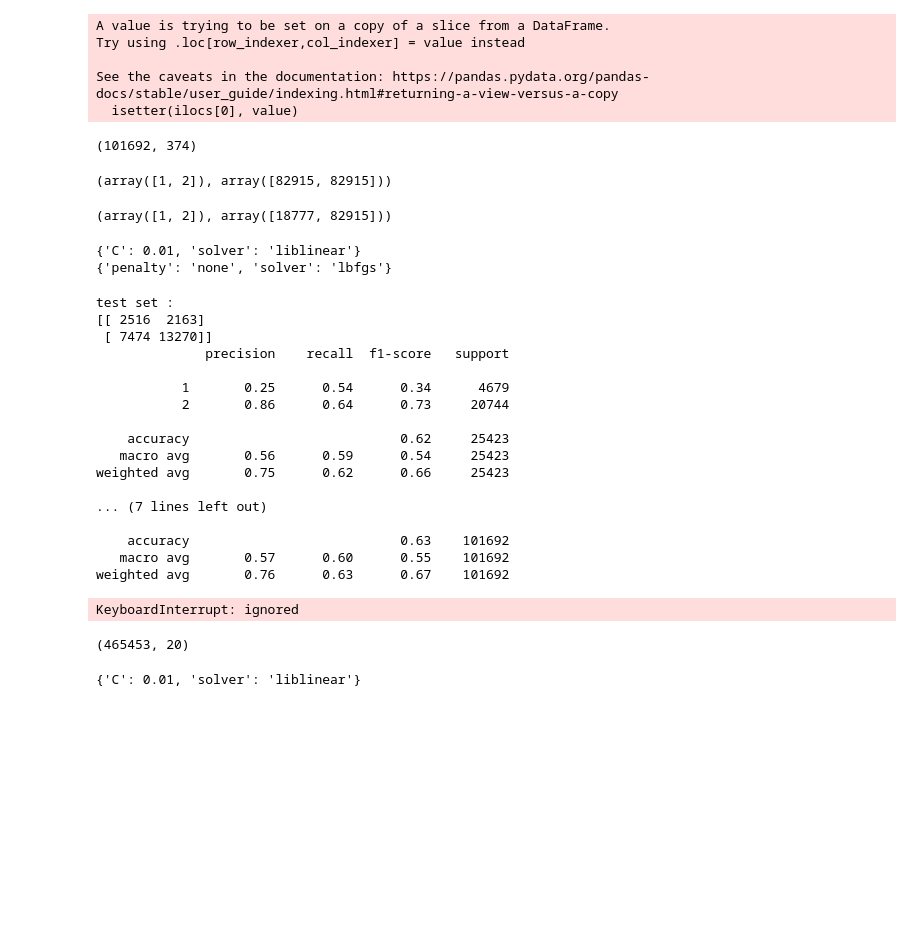
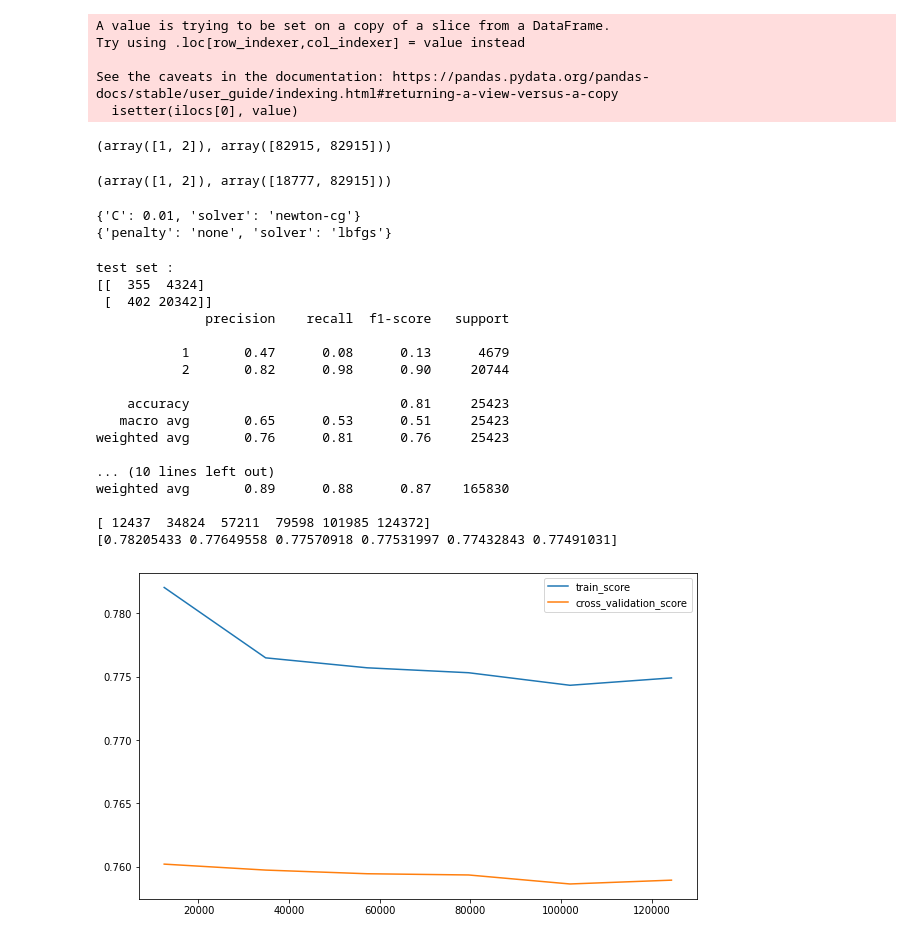
Before and after one commit to christian235711/Predict_models_fdf21, a Jupyter notebook: FDF21_logistic_regression_quali.ipynb, the cells around one changed output. Saved outputs shown, nothing was run; the diff lists cells and outputs as text; code cells hidden in the pictures; blank space fills up the shorter version.

Commit message:
logistic regression encodage dummies avec et sans val spad

```diff
--- a/FDF21_logistic_regression_quali.ipynb
+++ b/FDF21_logistic_regression_quali.ipynb
@@ -543,11 +521,7 @@ from imblearn.over_sampling import SMOTE
 # %%
 # augmentation des données
 tl = SMOTE()
-X_resampled, y_resampled = tl.fit_resample(train_X_s[:,:22] , train_Y_s )
+X_resampled, y_resampled = tl.fit_resample(train_X_s[:,:nb_var] , train_Y_s )
-# %%
-train_X_s.shape
-# %% [output]
-(101692, 374)
 # %%
 print(np.unique(y_resampled, return_counts=True) )
 np.unique(train_Y_s, return_counts = True)
@@ -560,38 +534,38 @@ model_reg_logistic = LogisticRegression(random_state =0, max_iter= 10000, class_
 param = {'C':[0.01,0.1,1], 'solver': ['liblinear','newton-cg', 'lbfgs']} #avec penalty l1 et l2
 
 grid_reg_logistic = GridSearchCV(model_reg_logistic, param_grid = param, cv=5, scoring ='recall', n_jobs = 2 )
-resultat_reg_logistic = grid_reg_logistic.fit(train_X_s, train_Y_s)
+resultat_reg_logistic = grid_reg_logistic.fit(X_resampled, y_resampled)
 print(resultat_reg_logistic.best_params_)
 
 param = {'solver': ['newton_cg','lbfgs'], 'penalty':['none']} #sans penalty
 
 grid_reg_logistic = GridSearchCV(model_reg_logistic, param_grid = param, cv=5, scoring ='recall', n_jobs=2 )
-resultat_reg_logistic = grid_reg_logistic.fit(train_X_s, train_Y_s)
+resultat_reg_logistic = grid_reg_logistic.fit(X_resampled, y_resampled)
 print(resultat_reg_logistic.best_params_)
 # %% [output]
-{'C': 0.01, 'solver': 'liblinear'}
+{'C': 0.01, 'solver': 'newton-cg'}
 {'penalty': 'none', 'solver': 'lbfgs'}
 # %%
-model_17_cw = LogisticRegression(random_state =0,solver="lbfgs",penalty="none" ,max_iter= 10000, class_weight="balanced")
-#model_17_cw = LogisticRegression(random_state =0,C=0.01,solver="liblinear", max_iter= 10000, class_weight="balanced")
+#model_17_cw = LogisticRegression(random_state =0,C=0.01 , solver="newton-cg", max_iter= 10000, class_weight="balanced")
+model_17_cw = LogisticRegression(random_state =0, solver="lbfgs", penalty="none", max_iter= 10000, class_weight="balanced")
 
-evaluation(model_17_cw, train_X_s, train_Y_s, test_X_s, test_Y_s, scoring="recall" )
+evaluation(model_17_cw, X_resampled, y_resampled, test_X_s, test_Y_s, scoring="recall" )
 # %% [output]
 test set :
-[[ 2516  2163]
- [ 7474 13270]]
+[[  355  4324]
+ [  402 20342]]
               precision    recall  f1-score   support
 
-           1       0.25      0.54      0.34      4679
-           2       0.86      0.64      0.73     20744
+           1       0.47      0.08      0.13      4679
+           2       0.82      0.98      0.90     20744
 
-    accuracy                           0.62     25423
-   macro avg       0.56      0.59      0.54     25423
-weighted avg       0.75      0.62      0.66     25423
+    accuracy                           0.81     25423
+   macro avg       0.65      0.53      0.51     25423
+weighted avg       0.76      0.81      0.76     25423
 
-... (7 lines left out)
+... (10 lines left out)
+weighted avg       0.89      0.88      0.87    165830
 
-    accuracy                           0.63    101692
-   macro avg       0.57      0.60      0.55    101692
-weighted avg       0.76      0.63      0.67    101692
+[ 12437  34824  57211  79598 101985 124372]
+[0.78205433 0.77649558 0.77570918 0.77531997 0.77432843 0.77491031]
-KeyboardInterrupt: ignored
+[figure, added]
@@ -601,5 +571,0 @@ KeyboardInterrupt: ignored
-# %%
-# il nous faut toutes les variables (*,24)
-data.shape
-# %% [output]
-(465453, 20)
@@ -620,11 +571,0 @@ test_Y_s = np.asanyarray(test_set.iloc[:,nb_var])
-# %%
-# Premier paramétrage
-model_reg_logistic = LogisticRegression(random_state =0, max_iter= 10000, class_weight="balanced" )
-
-param = {'C':[0.01,0.05,0.1,0.15,1,10,50], 'solver': ['liblinear','newton-cg', 'lbfgs']} #'penalty':['l2', 'none']
-
-grid_reg_logistic = GridSearchCV(model_reg_logistic, param_grid = param, cv=5, scoring ='recall' )
-resultat_reg_logistic = grid_reg_logistic.fit(train_X_s, train_Y_s)
-resultat_reg_logistic.best_params_
-# %% [output]
-{'C': 0.01, 'solver': 'liblinear'}
```
Also changed, not shown: parts of 23 cells of this notebook.
